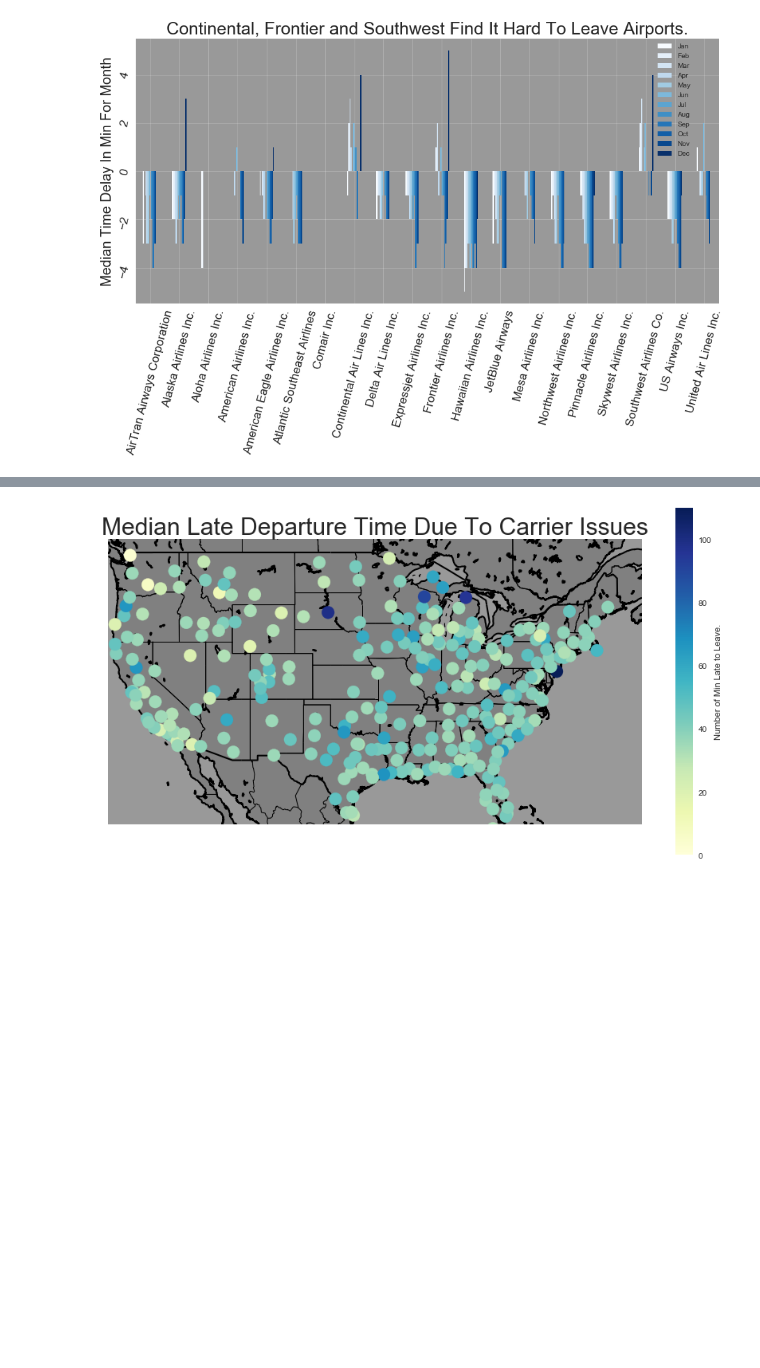
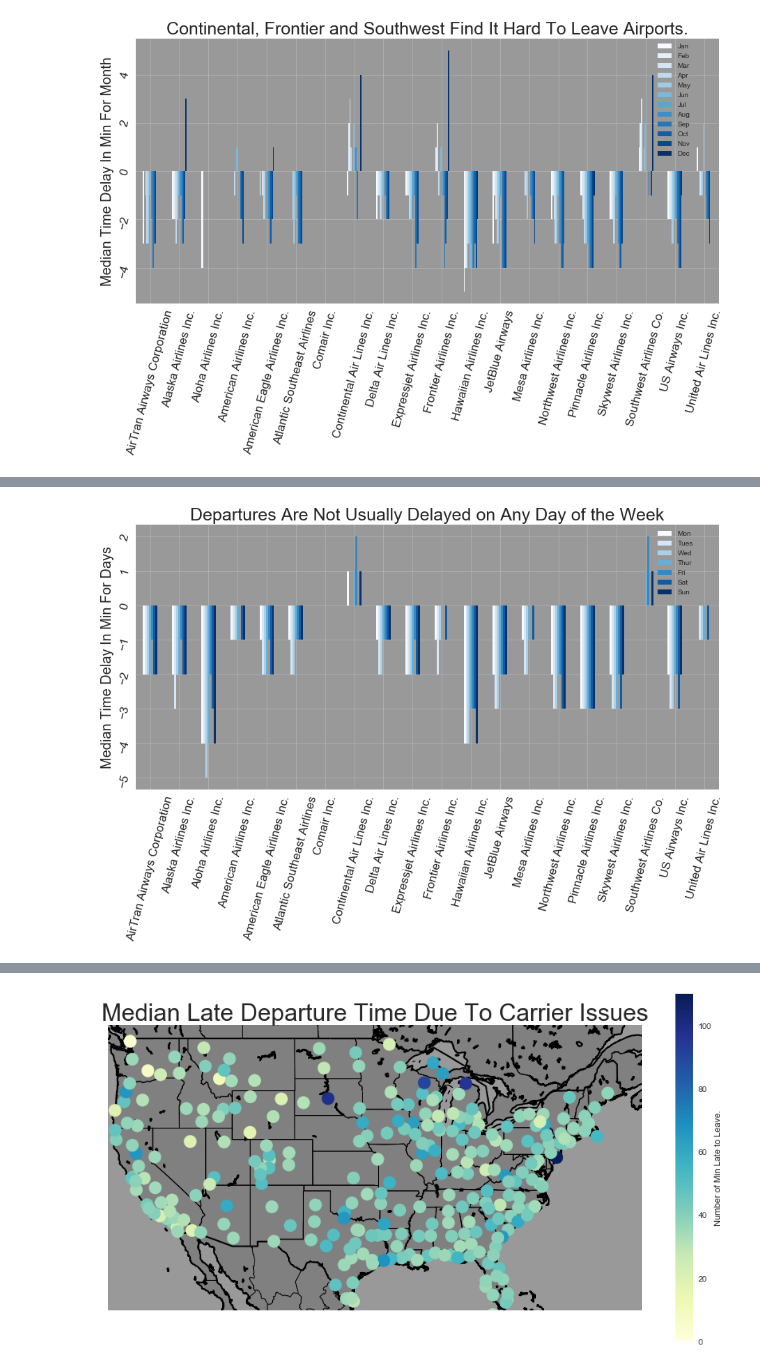
Before and after one commit to matthewswogger/group_project, a Jupyter notebook: HW #2 Intro to Viz.ipynb, the cells around one changed output, grey strips where cells are left out. Saved outputs shown, nothing was run; the diff lists cells and outputs as text; code cells hidden in the pictures; blank space fills up the shorter version.

```diff
--- a/HW #2 Intro to Viz.ipynb
+++ b/HW #2 Intro to Viz.ipynb
@@ -315,0 +312,6 @@ After Taking a Look at the Cancellations and Delays for the year of 2008 I can c
+# %%
+plotfunction(median_dep_d, y_label='Median Time Delay In Min For Days', r=75, l=(0.885, 1), a=.2,
+        title='Departures Are Not Usually Delayed on Any Day of the Week',simple=False)
+plt.show()
+# %% [output]
+[figure, added]
```
Also changed, not shown: parts of 23 cells of this notebook.
